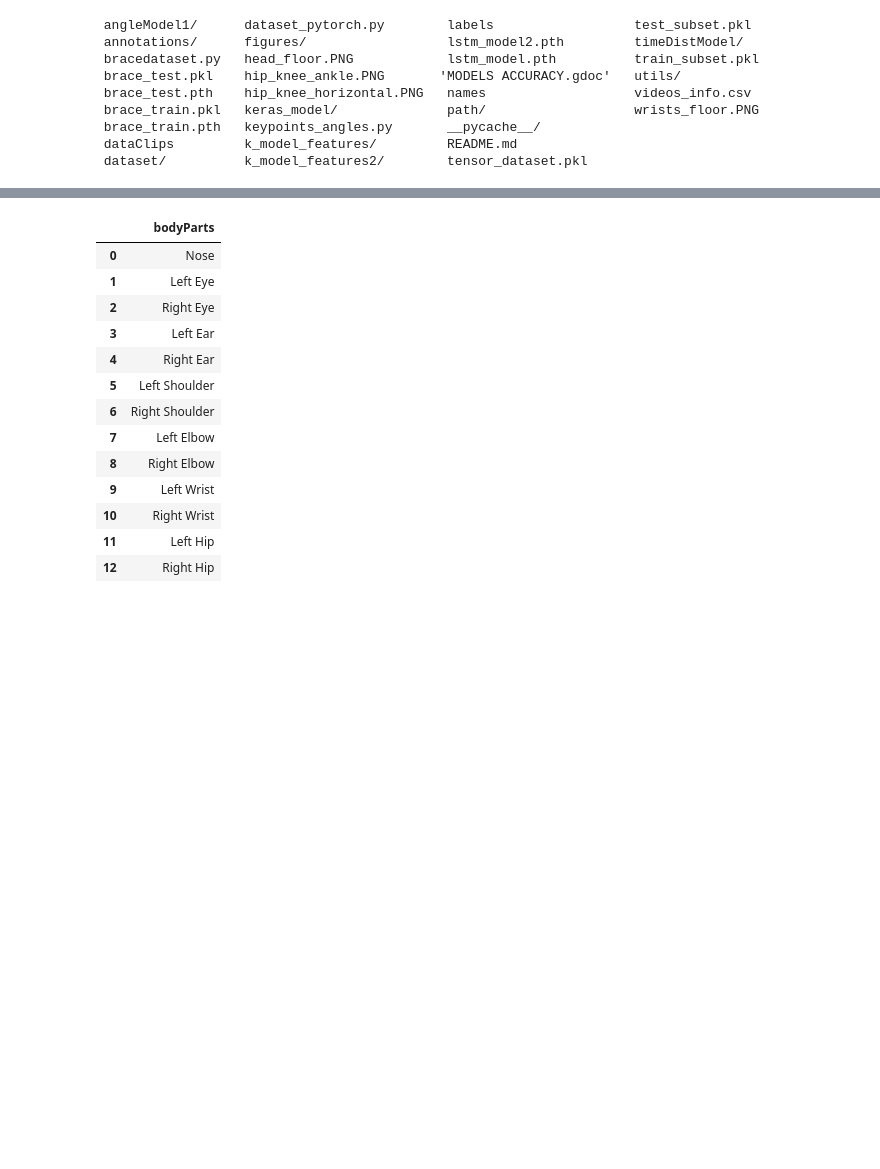
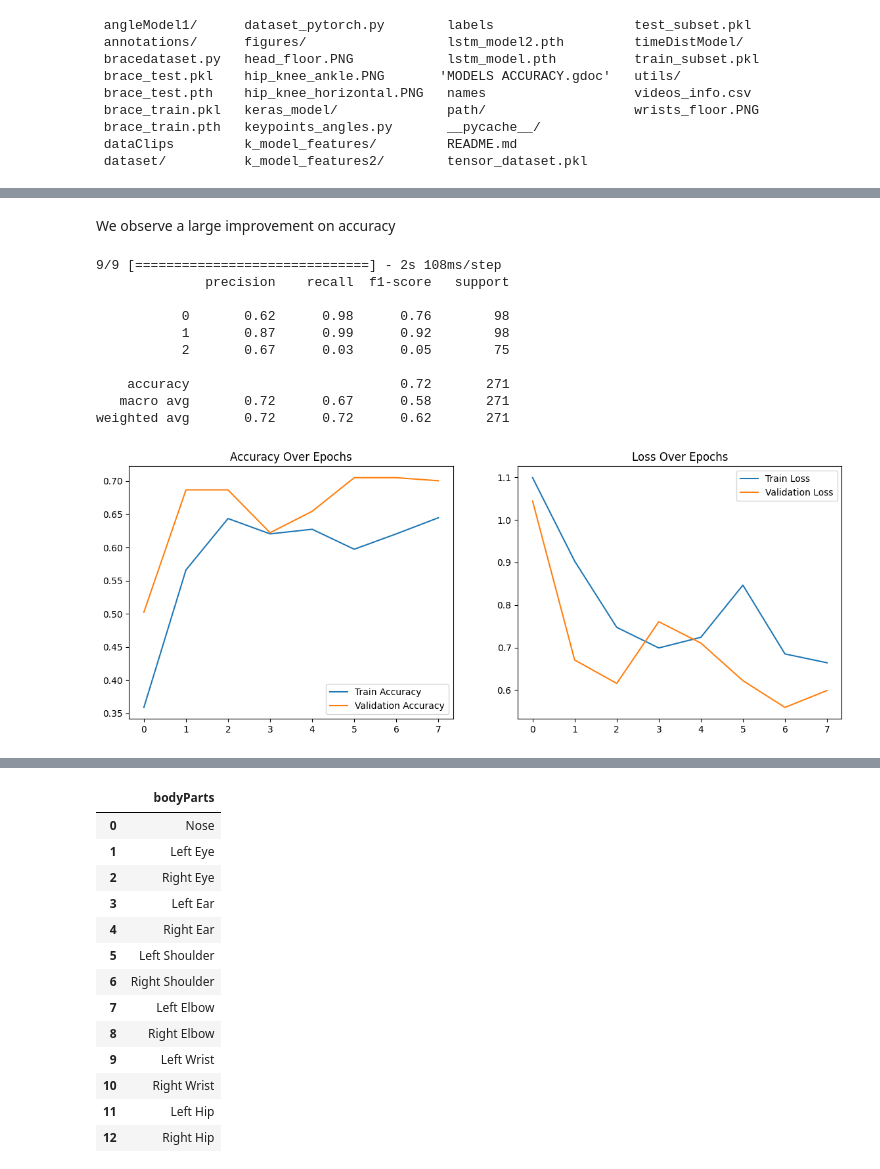
Before and after one commit to sarahaptumich/capstone, a Jupyter notebook: Brace_angles.ipynb, the cells around one changed output, grey strips where cells are left out. Cells and saved outputs as stored; diff of their text form; code cells hidden in the pictures; blank space fills up the shorter version.

```diff
--- a/Brace_angles.ipynb
+++ b/Brace_angles.ipynb
@@ -75,0 +314,10 @@ Calculate Keypoint angles
+# %%
+sequence_lengths = [len(seq) for seq in flattened_clips]
+
+plt.hist(sequence_lengths, bins=50)
+plt.xlabel('Sequence Length')
+plt.ylabel('Frequency')
+plt.show()
+
+# Determine a suitable maxlen based on the distribution, for example, the 90th percentile
+maxlen = np.percentile(sequence_lengths, 90)
@@ -75,0 +374,42 @@ Calculate Keypoint angles
+# %% [markdown]
+We observe a large improvement on accuracy
+# %%
+# Predictions
+y_pred = model.predict(X_test)
+y_pred_classes = np.argmax(y_pred, axis=1)
+y_true = np.argmax(y_test_onehot, axis=1)
+
+# Classification report
+print(classification_report(y_true, y_pred_classes))
+
+# Confusion Matrix
+conf_mat = confusion_matrix(y_true, y_pred_classes)
+# Plotting confusion matrix or use seaborn for a nicer plot
+
+# Plotting training history
+plt.figure(figsize=(14, 5))
+plt.subplot(1, 2, 1)
+plt.plot(history.history['accuracy'], label='Train Accuracy')
+plt.plot(history.history['val_accuracy'], label='Validation Accuracy')
+plt.title('Accuracy Over Epochs')
+plt.legend()
+
+plt.subplot(1, 2, 2)
+plt.plot(history.history['loss'], label='Train Loss')
+plt.plot(history.history['val_loss'], label='Validation Loss')
+plt.title('Loss Over Epochs')
+plt.legend()
+
+plt.show()
+# %% [output]
+9/9 [==============================] - 2s 108ms/step
+              precision    recall  f1-score   support
+
+           0       0.62      0.98      0.76        98
+           1       0.87      0.99      0.92        98
+           2       0.67      0.03      0.05        75
+
+    accuracy                           0.72       271
+   macro avg       0.72      0.67      0.58       271
+weighted avg       0.72      0.72      0.62       271
+[figure, added]
```
Also changed, not shown: parts of 35 cells of this notebook.
